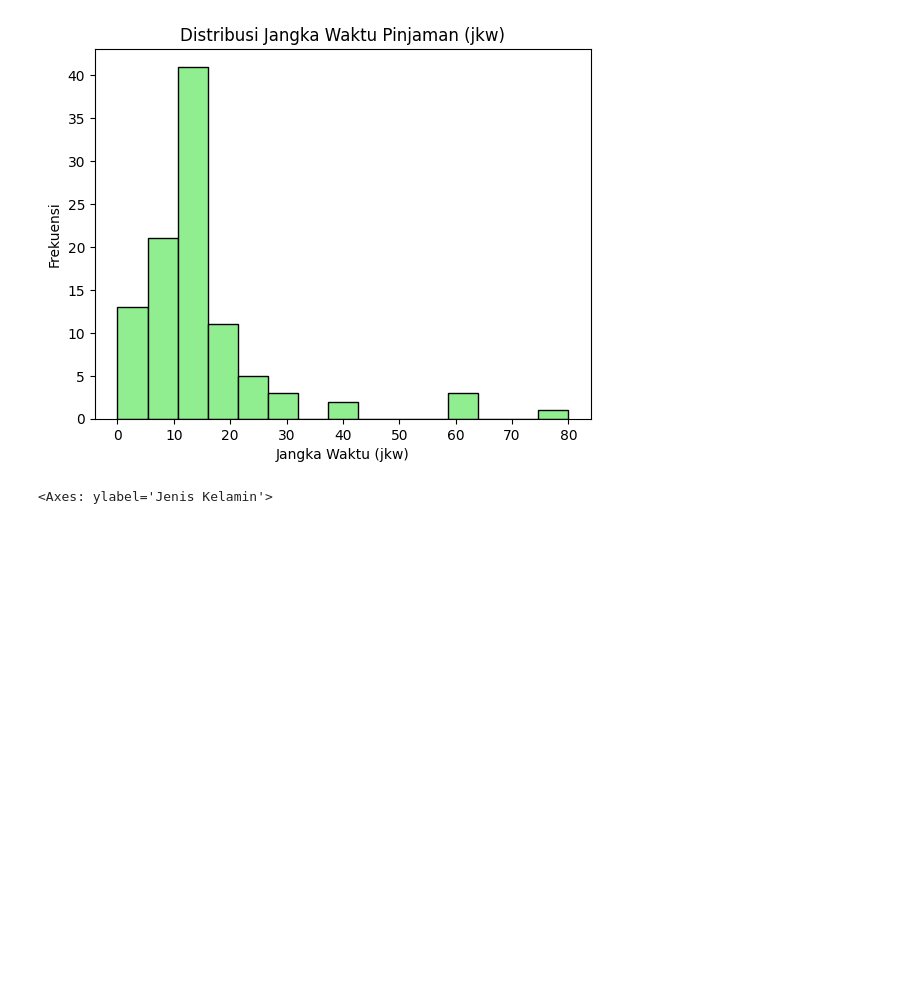
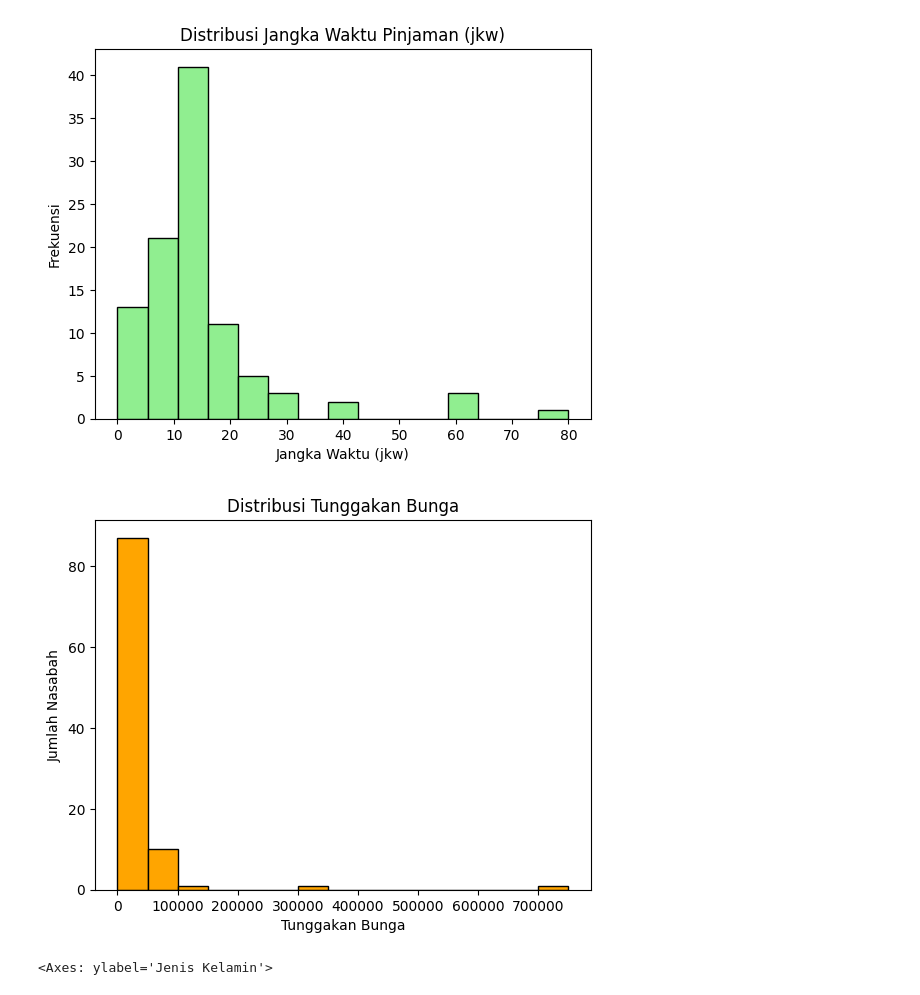
Before and after one commit to Rangga11268/TUGAS-data-science, a Jupyter notebook: project ADS fix.ipynb, the cells around one changed output. Saved outputs shown, nothing was run; the diff lists cells and outputs as text; code cells hidden in the pictures; blank space fills up the shorter version.

```diff
--- a/project ADS fix.ipynb
+++ b/project ADS fix.ipynb
@@ -169,6 +169,15 @@ pit.title('Distribusi Jangka Waktu Pinjaman (jkw)')
 pit.show()
 # %% [output]
 [figure]
+# %%
+from matplotlib import pyplot as plt
+plt.hist(data['tunggakan_bunga'], bins=15, color='orange', edgecolor='black')
+plt.xlabel('Tunggakan Bunga')
+plt.ylabel('Jumlah Nasabah')
+plt.title('Distribusi Tunggakan Bunga')
+plt.show()
+# %% [output]
+[figure, added]
 # %%
 data['jenis_kelamin'].value_counts().plot.pie(autopct='%1.0f%%', ylabel='Jenis Kelamin')
 # %% [output]
```
Also changed, not shown: parts of 21 cells of this notebook.
